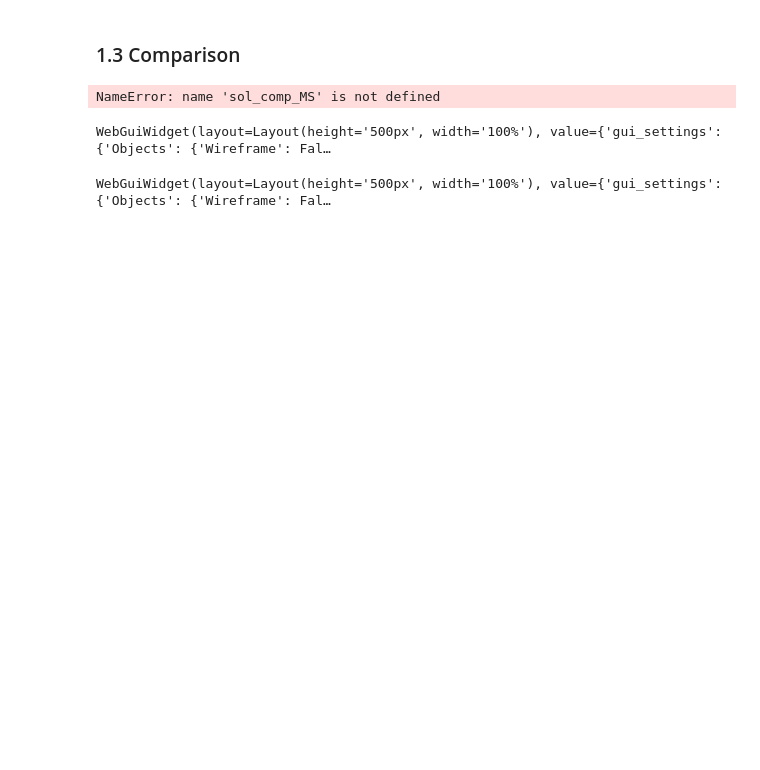
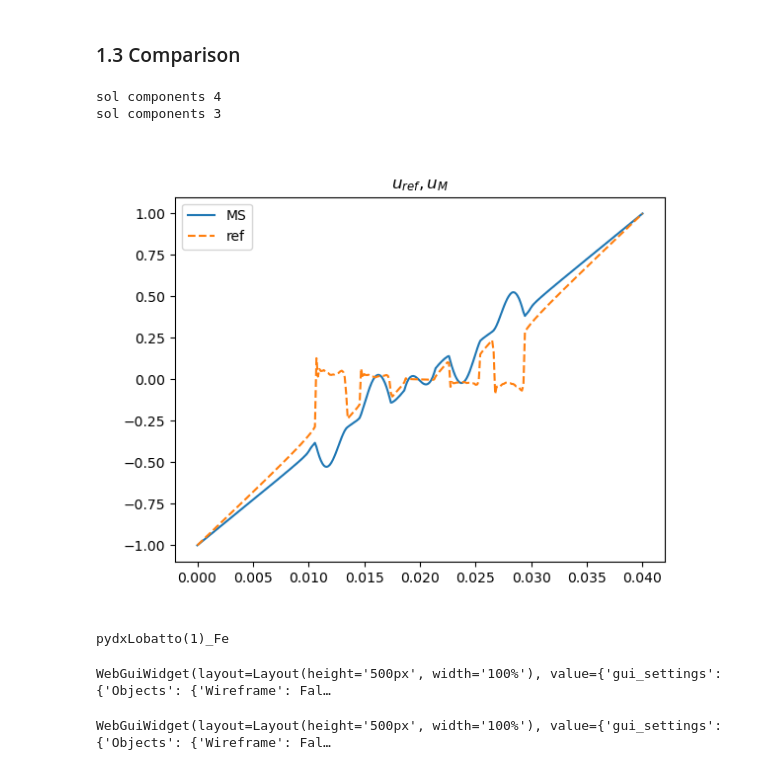
Before and after one commit to vhanser/ngsolveexample, a Jupyter notebook: content/multiscale/multiscale2DAllECP.ipynb, the cells around one changed output. Saved outputs shown, nothing was run; the diff lists cells and outputs as text; code cells hidden in the pictures; blank space fills up the shorter version.

```diff
--- a/content/multiscale/multiscale2DAllECP.ipynb
+++ b/content/multiscale/multiscale2DAllECP.ipynb
@@ -390,13 +425,16 @@ def calcMultiscale(useGradients=True, drawPhis=True):
 # %%
 sol_MS, energy_MS, eddyLosses_MS, gradgradMS, curlcurlMS, H_MS, J_MS = calcMultiscale(False, drawPhis=False)
 
-H_MS.Compile()
+#H_MS.Compile()
 # print("Norm soll diff", Integrate((sum(sol_comp_MS) - sol_ref)* (sum(sol_comp_MS) - sol_ref)/( (sol_ref)**2) , meshRef)*100,  "%")
 # print("diff energy", energy_MS, energy_ref, energy_MS - energy_ref, (energy_MS - energy_ref)/energy_ref * 100, "%")
 
 # print(Integrate(Norm(sum(sol_comp_MS) - sol_ref), meshRef))
 
 
-u_MS = sum(gradgradMS.sol_comp)
+u_MS = sum(gradgradMS.sol_comp[:len(gradgradMS.orderPhi)])
+
+print("energy_ref, energy_MS", energy_ref, energy_MS)
+print("eddy_ref, eddy_MS", eddyLosses_ref, eddyLosses_MS)
 # %% [output]
 moartaring False
@@ -464,38 +504,45 @@ eddyLosses MS : (-1.2204208835875794e-06+9.213113232511317e-09j), eddyLosses ref
 # %%
 
 start = -D/2*1.01
 end = -D/2*0.9
 
 start = -d/2
 end = d/2
 
 
 plt.figure(2)
 start = -D/2
 end = D/2
 
 pnt1 = [-d/2*0.99, start, 0] if rotated else [start, -d/2*0.99, 0]
 pnt2 = [-d/2*0.99, end, 0] if rotated else [end, -d/2*0.99, 0]
 
 
-print("sol components", len(sol_comp_MS))
+print("sol components", len(gradgradMS.sol_comp))
+print("sol components", len(gradgradMS.orderPhi))
+
 evalOnLine(u_MS , meshRef, pnt1, pnt2, plot=True, ls='-', marker="", clear=True, label="MS", show=False, N=300);
 # evalOnLine(sol_comp_MS[0] + sol_comp_MS[1] , meshRef, pnt1, pnt2, plot=True, ls='-', marker="", clear=True, label="MS", show=False, N=300);
 # [evalOnLine((sol_comp_MS[i]) , meshRef, pnt1, pnt2, plot=True, ls='-', marker="", clear=False, label="MS_" + gradgradMS.gradsol_pack[i][1].name, show=False, N=1000) for i in range(len(sol_comp_MS))];
 
 # evalOnLine((sol_comp_MS[0]) , meshRef, pnt1, pnt2, plot=True, ls='-', marker="x", clear=False, label="MS", show=False, N=300);
 # evalOnLine((sol_comp_MS[1]) , meshRef, pnt1, pnt2, plot=True, ls='-', marker="x", clear=False, label="MS", show=False, N=300);
 # evalOnLine((sol_comp_MS[2]) , meshRef, pnt1, pnt2, plot=True, ls='-', marker="x", clear=False, label="MS", show=False, N=300);
-evalOnLine(sol_ref , meshRef, pnt1, pnt2, plot=True, ls='--', marker="", show=False, clear=False, label="ref", N = 300, title=r"$u_{ref}, u_{M}$");
+evalOnLine(sol_ref.components[0] , meshRef, pnt1, pnt2, plot=True, ls='--', marker="", show=False, clear=False, label="ref", N = 300, title=r"$u_{ref}, u_{M}$");
 
 
 plt.legend()
 plt.show()
 # %% [output]
-NameError: name 'sol_comp_MS' is not defined
+sol components 4
+sol components 3
+[figure, added]
 # %%
 # from ngsolve.webgui import Draw
-scene1 = Draw(J_ref.imag ,meshRef, settings={"Objects":{"Wireframe":False}})
+i = 1
+print(curlcurlMS.curlsol_pack[i][1].name)
+scene1 = Draw(curlcurlMS.curlsol_pack[i][0].imag,meshRef, settings={"Objects":{"Wireframe":False}})
 # %% [output]
-WebGuiWidget(layout=Layout(height='500px', width='100%'), value={'gui_settings': {'Objects': {'Wireframe': Fal…
+pydxLobatto(1)_Fe
+WebGuiWidget(layout=Layout(height='500px', width='100%'), value={'gui_settings': {'Objects': {'Wireframe': Fal…
 # %%
```
Also changed, not shown: parts of 28 cells of this notebook, 3 other files.
